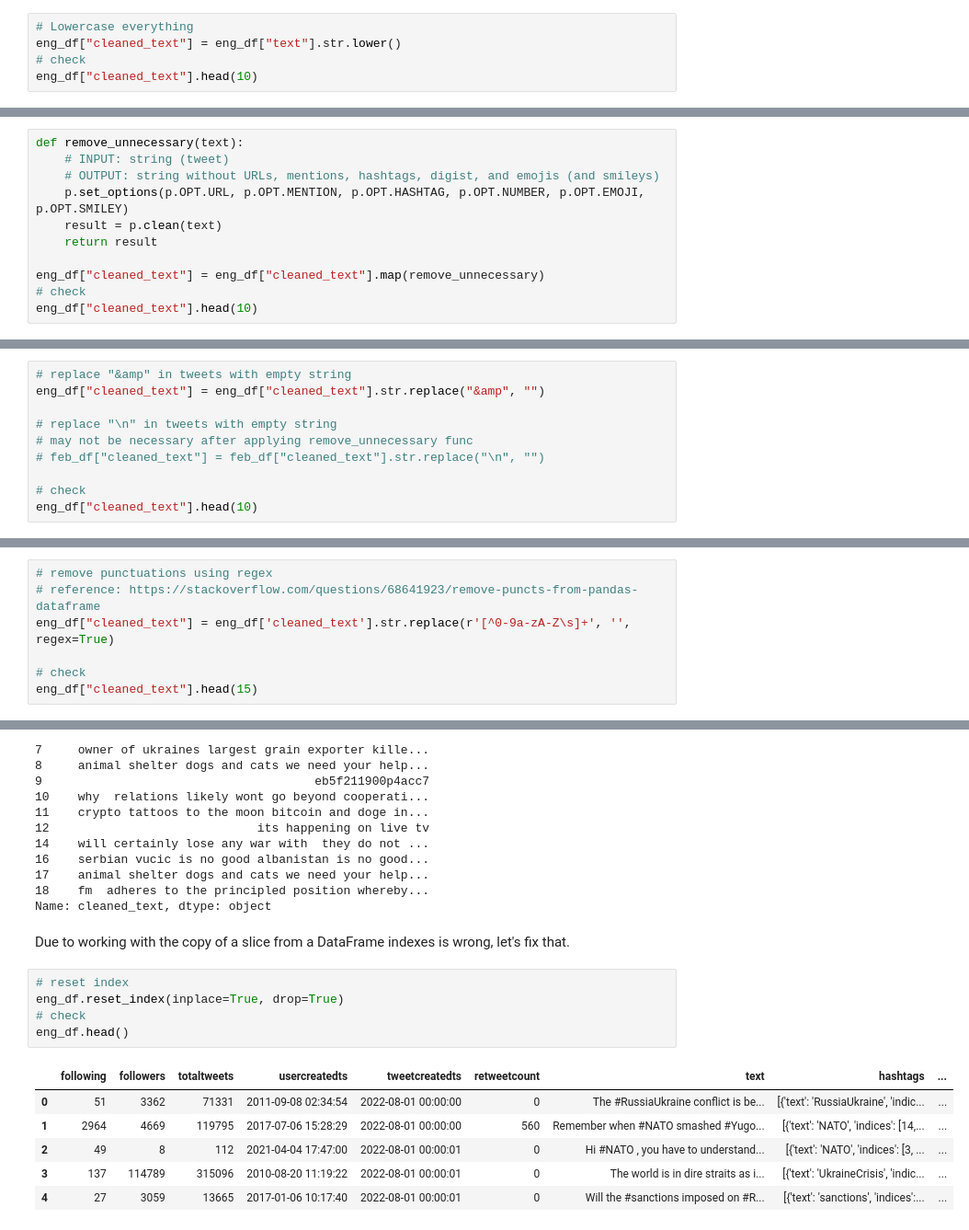
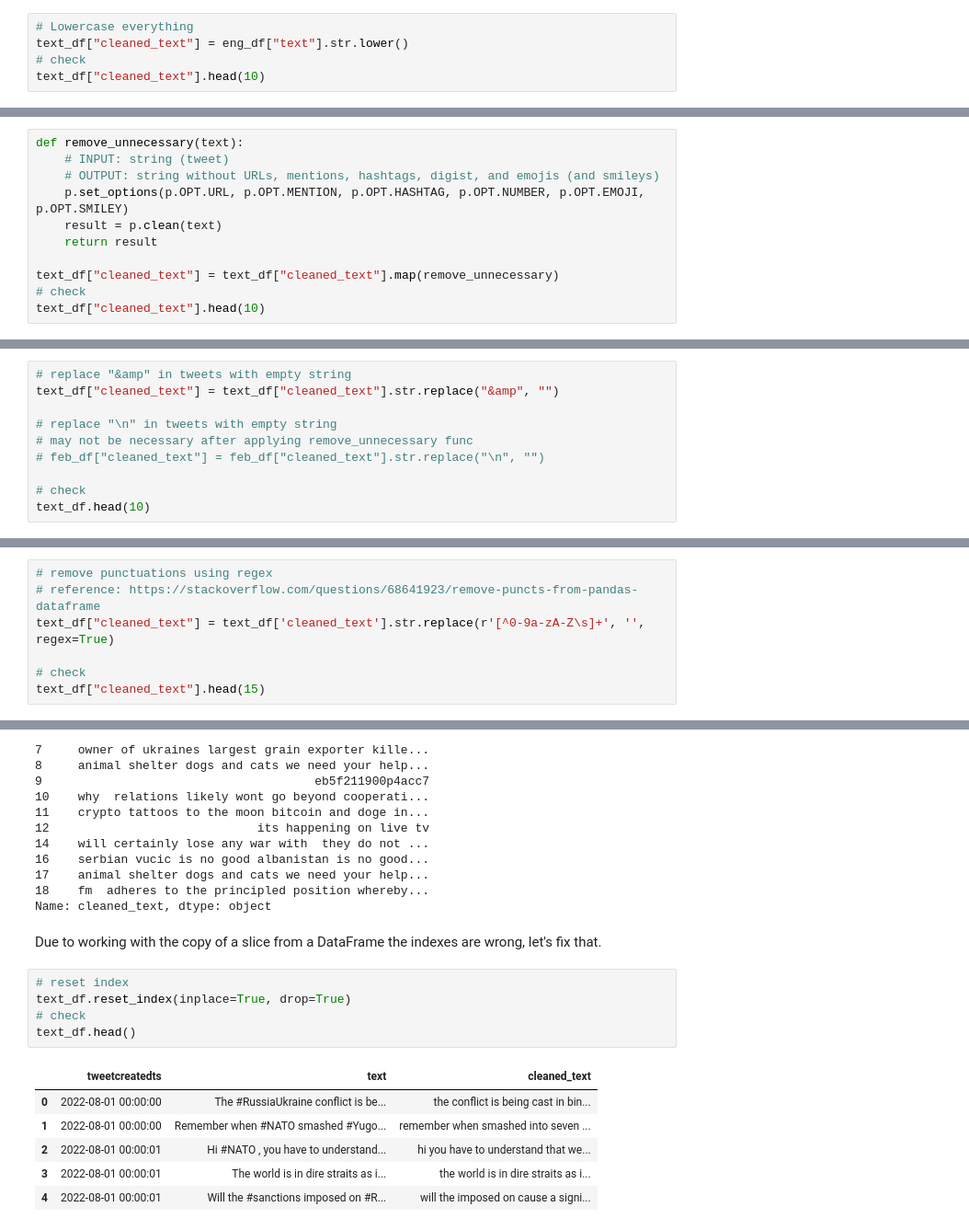
Before and after one commit to aiscience-22/UA_War, a Jupyter notebook: TwitterUA_cleaned_data.ipynb, the cells around one changed output, grey strips where cells are left out. Shown at 92% size. Drawn from its saved outputs; the diff is of its cells as text.

Commit message:
Additional data cleaning

```diff
--- a/TwitterUA_cleaned_data.ipynb
+++ b/TwitterUA_cleaned_data.ipynb
@@ -486,9 +526,9 @@ Remove URLs and HTML artifacts (e.g., &amp, \n), hashtags, mentions, digits, and
 Remove punctuations
 # %%
 # Lowercase everything
-eng_df["cleaned_text"] = eng_df["text"].str.lower()
+text_df["cleaned_text"] = eng_df["text"].str.lower()
 # check
-eng_df["cleaned_text"].head(10)
+text_df["cleaned_text"].head(10)
 # %% [output]
 A value is trying to be set on a copy of a slice from a DataFrame.
 Try using .loc[row_indexer,col_indexer] = value instead
@@ -513,9 +553,9 @@ def remove_unnecessary(text):
     result = p.clean(text)
     return result
 
-eng_df["cleaned_text"] = eng_df["cleaned_text"].map(remove_unnecessary)
+text_df["cleaned_text"] = text_df["cleaned_text"].map(remove_unnecessary)
 # check
-eng_df["cleaned_text"].head(10)
+text_df["cleaned_text"].head(10)
 # %% [output]
 A value is trying to be set on a copy of a slice from a DataFrame.
 Try using .loc[row_indexer,col_indexer] = value instead
@@ -555,14 +595,14 @@ Remove HTML Entities
 As for removing HTML entities, the most frequent ones are "&amp" and "\n". We will replace these with empty string.
 # %%
 # replace "&amp" in tweets with empty string
-eng_df["cleaned_text"] = eng_df["cleaned_text"].str.replace("&amp", "")
+text_df["cleaned_text"] = text_df["cleaned_text"].str.replace("&amp", "")
 
 # replace "\n" in tweets with empty string
 # may not be necessary after applying remove_unnecessary func
 # feb_df["cleaned_text"] = feb_df["cleaned_text"].str.replace("\n", "")
 
 # check
-eng_df["cleaned_text"].head(10)
+text_df.head(10)
 # %% [output]
 A value is trying to be set on a copy of a slice from a DataFrame.
 Try using .loc[row_indexer,col_indexer] = value instead
@@ -582,10 +622,10 @@ Name: cleaned_text, dtype: object
 # %%
 # remove punctuations using regex
 # reference: https://stackoverflow.com/questions/68641923/remove-puncts-from-pandas-dataframe
-eng_df["cleaned_text"] = eng_df['cleaned_text'].str.replace(r'[^0-9a-zA-Z\s]+', '', regex=True)
+text_df["cleaned_text"] = text_df['cleaned_text'].str.replace(r'[^0-9a-zA-Z\s]+', '', regex=True)
 
 # check
-eng_df["cleaned_text"].head(15)
+text_df["cleaned_text"].head(15)
 # %% [output]
 A value is trying to be set on a copy of a slice from a DataFrame.
 Try using .loc[row_indexer,col_indexer] = value instead
@@ -609,16 +649,16 @@ See the caveats in the documentation: https://pandas.pydata.org/pandas-docs/stab
 18    fm  adheres to the principled position whereby...
 Name: cleaned_text, dtype: object
 # %% [markdown]
-Due to working with the copy of a slice from a DataFrame indexes is wrong, let's fix that.
+Due to working with the copy of a slice from a DataFrame the indexes are wrong, let's fix that.
 # %%
 # reset index
-eng_df.reset_index(inplace=True, drop=True)
+text_df.reset_index(inplace=True, drop=True)
 # check
-eng_df.head()
+text_df.head()
 # %% [output]
-|  | following | followers | totaltweets | usercreatedts | tweetcreatedts | retweetcount | text | hashtags | ... |
-| 0 | 51 | 3362 | 71331 | 2011-09-08 02:34:54 | 2022-08-01 00:00:00 | 0 | The #RussiaUkraine conflict is be... | [{'text': 'RussiaUkraine', 'indic... | ... |
-| 1 | 2964 | 4669 | 119795 | 2017-07-06 15:28:29 | 2022-08-01 00:00:00 | 560 | Remember when #NATO smashed #Yugo... | [{'text': 'NATO', 'indices': [14,... | ... |
-| 2 | 49 | 8 | 112 | 2021-04-04 17:47:00 | 2022-08-01 00:00:01 | 0 | Hi #NATO , you have to understand... | [{'text': 'NATO', 'indices': [3, ... | ... |
-| 3 | 137 | 114789 | 315096 | 2010-08-20 11:19:22 | 2022-08-01 00:00:01 | 0 | The world is in dire straits as i... | [{'text': 'UkraineCrisis', 'indic... | ... |
-| 4 | 27 | 3059 | 13665 | 2017-01-06 10:17:40 | 2022-08-01 00:00:01 | 0 | Will the #sanctions imposed on #R... | [{'text': 'sanctions', 'indices':... | ... |
+|  | tweetcreatedts | text | cleaned_text |
+| 0 | 2022-08-01 00:00:00 | The #RussiaUkraine conflict is be... | the conflict is being cast in bin... |
+| 1 | 2022-08-01 00:00:00 | Remember when #NATO smashed #Yugo... | remember when smashed into seven ... |
+| 2 | 2022-08-01 00:00:01 | Hi #NATO , you have to understand... | hi you have to understand that we... |
+| 3 | 2022-08-01 00:00:01 | The world is in dire straits as i... | the world is in dire straits as i... |
+| 4 | 2022-08-01 00:00:01 | Will the #sanctions imposed on #R... | will the imposed on cause a signi... |
```
Also changed, not shown: parts of 17 cells of this notebook.
